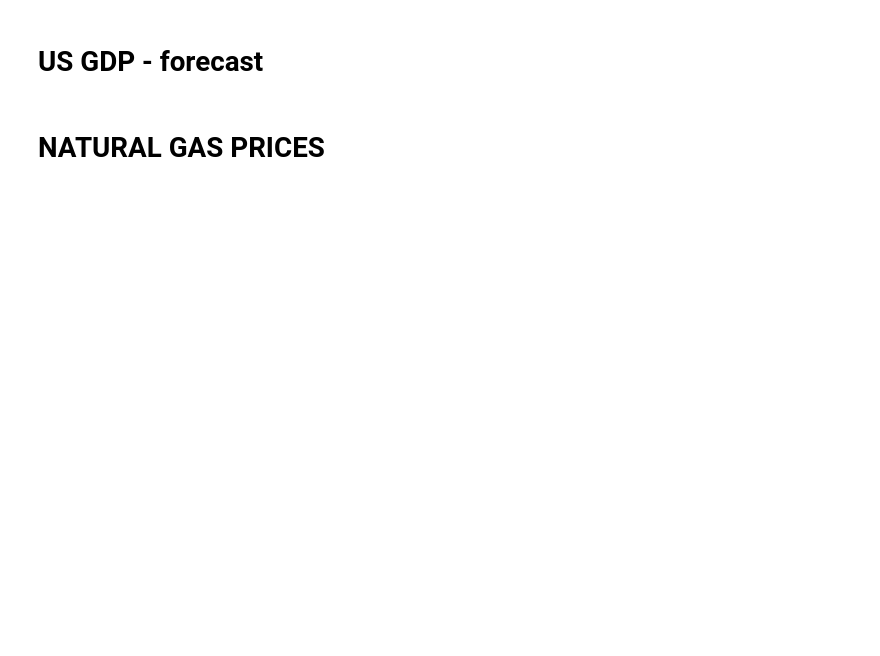
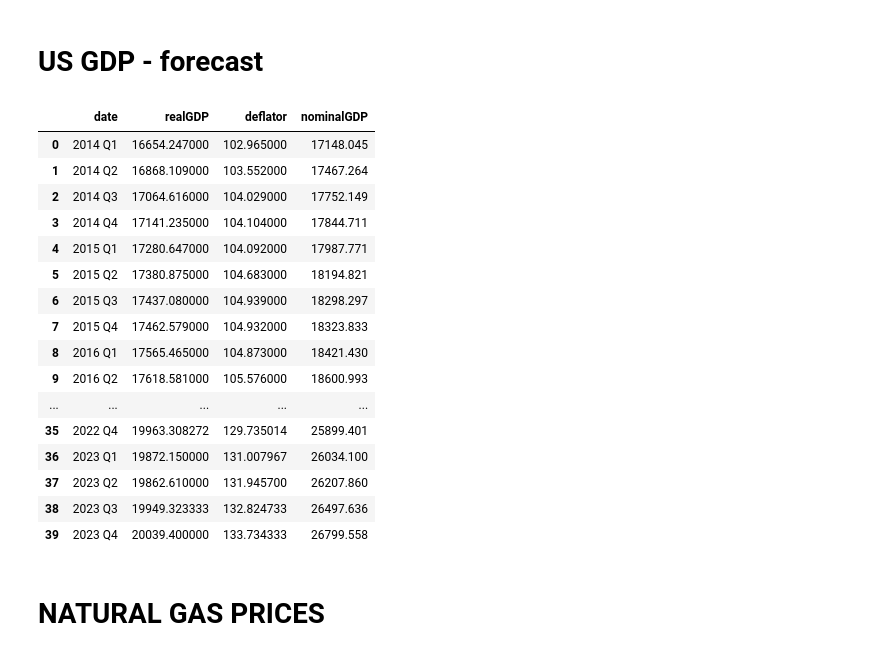
Before and after one commit to ali-meesam/Canpotex, a Jupyter notebook: AWS DataFeed.ipynb, the cells around one changed output. Saved outputs shown, nothing was run; the diff lists cells and outputs as text; code cells hidden in the pictures; blank space fills up the shorter version.

```diff
--- a/AWS DataFeed.ipynb
+++ b/AWS DataFeed.ipynb
@@ -157,2 +137,24 @@ df # Resample to monthly | Index as Datetime | Why do we have Qtr pricing (histo
+# %%
+url = self.get_s3_link("GDP",'F')
+df = pd.read_parquet(url)
+df
+# %% [output]
+|  | date | realGDP | deflator | nominalGDP |
+| 0 | 2014 Q1 | 16654.247000 | 102.965000 | 17148.045 |
+| 1 | 2014 Q2 | 16868.109000 | 103.552000 | 17467.264 |
+| 2 | 2014 Q3 | 17064.616000 | 104.029000 | 17752.149 |
+| 3 | 2014 Q4 | 17141.235000 | 104.104000 | 17844.711 |
+| 4 | 2015 Q1 | 17280.647000 | 104.092000 | 17987.771 |
+| 5 | 2015 Q2 | 17380.875000 | 104.683000 | 18194.821 |
+| 6 | 2015 Q3 | 17437.080000 | 104.939000 | 18298.297 |
+| 7 | 2015 Q4 | 17462.579000 | 104.932000 | 18323.833 |
+| 8 | 2016 Q1 | 17565.465000 | 104.873000 | 18421.430 |
+| 9 | 2016 Q2 | 17618.581000 | 105.576000 | 18600.993 |
+| ... | ... | ... | ... | ... |
+| 35 | 2022 Q4 | 19963.308272 | 129.735014 | 25899.401 |
+| 36 | 2023 Q1 | 19872.150000 | 131.007967 | 26034.100 |
+| 37 | 2023 Q2 | 19862.610000 | 131.945700 | 26207.860 |
+| 38 | 2023 Q3 | 19949.323333 | 132.824733 | 26497.636 |
+| 39 | 2023 Q4 | 20039.400000 | 133.734333 | 26799.558 |
 # %% [markdown]
 # NATURAL GAS PRICES
```
Also changed, not shown: parts of 53 cells of this notebook, 2 other files.
